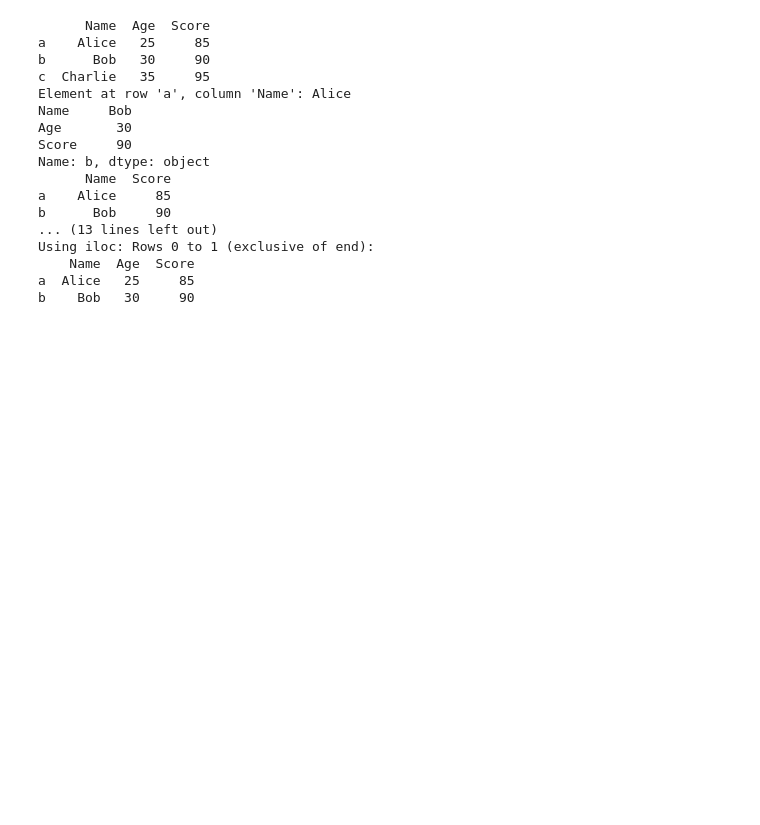
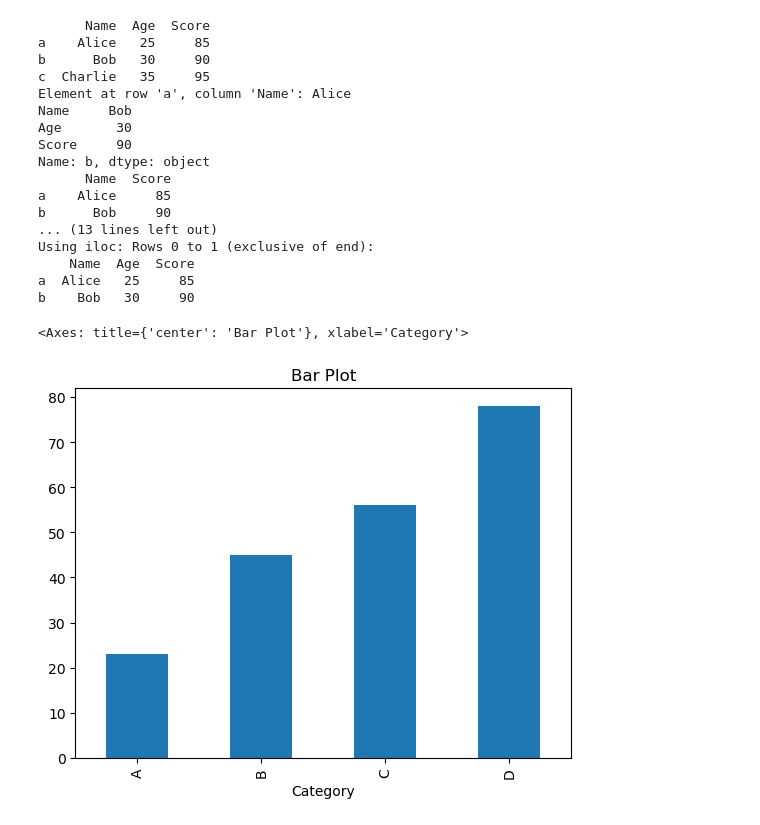
Before and after one commit to gyj155/Applied-Data-Analysis2024, a Jupyter notebook: exam_cpp.ipynb, the cells around one changed output. Drawn from its saved outputs; the diff is of its cells as text; code cells hidden in the pictures; blank space fills up the shorter version.

```diff
--- a/exam_cpp.ipynb
+++ b/exam_cpp.ipynb
@@ -250,3 +250,17 @@ Using iloc: Rows 0 to 1 (exclusive of end):
     Name  Age  Score
 a  Alice   25     85
 b    Bob   30     90
+# %%
+import pandas as pd
+import numpy as np
+
+# 示例数据
+data = {'Category': ['A', 'B', 'C', 'D'],
+        'Values': [23, 45, 56, 78]}
+df = pd.DataFrame(data)
+
+# 绘制柱状图
+df.plot(kind='bar', x='Category', y='Values', title="Bar Plot", legend=False)
+# %% [output]
+<Axes: title={'center': 'Bar Plot'}, xlabel='Category'>
+[figure, added]
```
Also changed, not shown: parts of 7 cells of this notebook, 3 other files.
